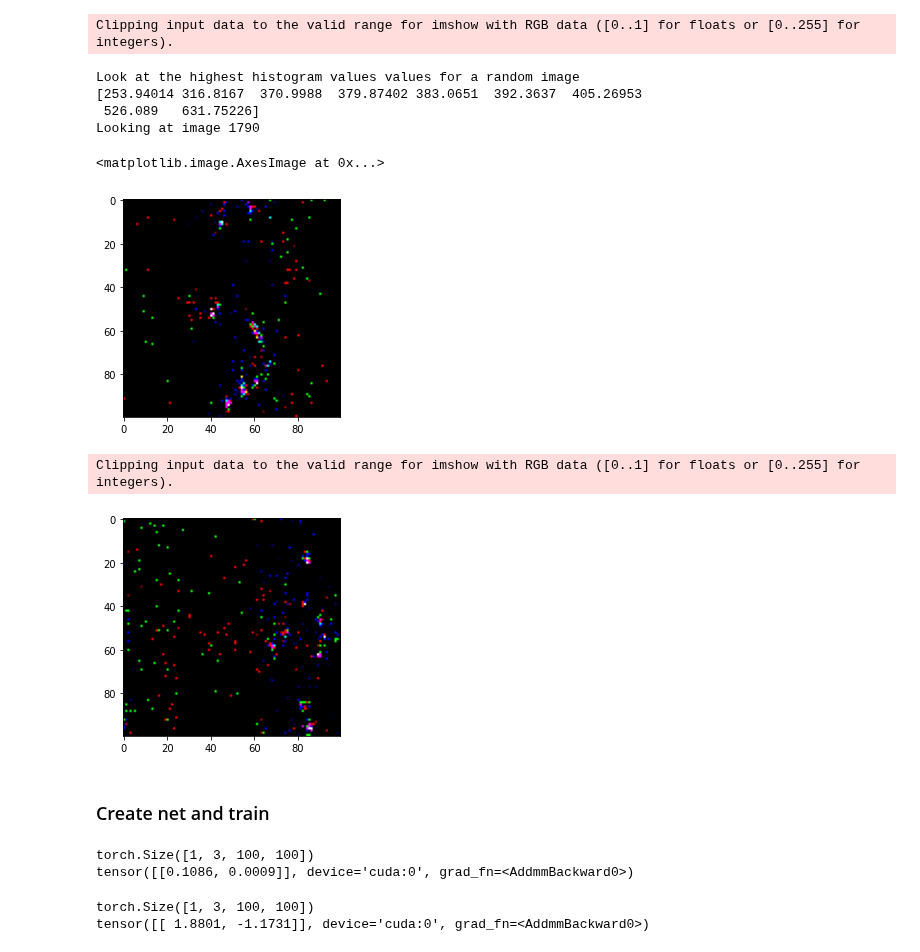
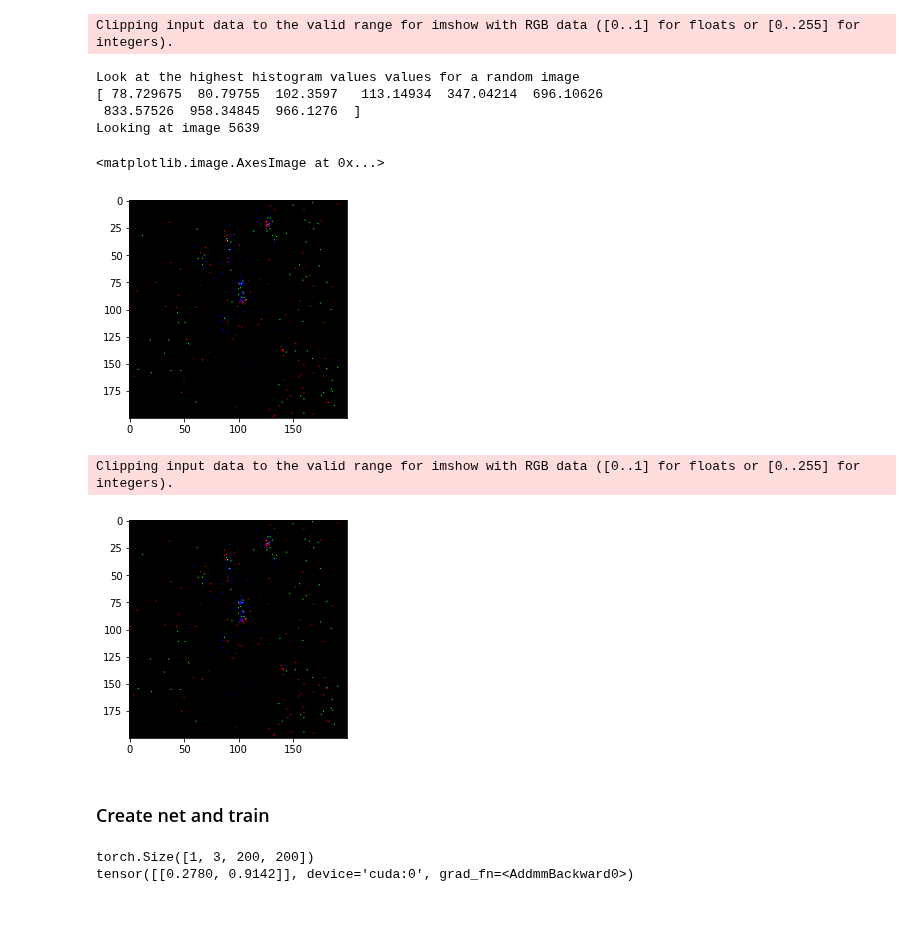
Before and after one commit to choisant/imcalML, a Jupyter notebook: notebooks/resnet.ipynb, the cells around one changed output. Drawn from its saved outputs; the diff is of its cells as text; code cells hidden in the pictures; blank space fills up the shorter version.

Commit message:
New dataset class

```diff
--- a/notebooks/resnet.ipynb
+++ b/notebooks/resnet.ipynb
@@ -41,11 +35,11 @@ from imcal import RandomRoll
 # %%
 #variables controlled by the user. Change these to fit your specific needs.
-TRAIN_N_EVENTS = 10 #Number of events to process for each class. If higher than the available number of events an exception will be raised.
-TEST_N_EVENTS = 10 #Number of events to process for each class. If higher than the available number of events an exception will be raised.
-RES = 100 #resolution
+TRAIN_N_EVENTS = 10000 #Number of events to process for each class. If higher than the available number of events an exception will be raised.
+TEST_N_EVENTS = 3000 #Number of events to process for each class. If higher than the available number of events an exception will be raised.
+RES = 200 #resolution
 
 #Data specification
-LABELS = ["BH_n5_M8TeV", "SPH_9"]
+LABELS = ["BH_n5_M8", "SPH_9"]
 TRAIN_FILENAMES = [f"BH_n5_M8_res{RES}_10000_events.h5", f"PP13-Sphaleron-THR9-FRZ15-NB0-NSUBPALL_res{RES}_10000_events.h5"]
 TEST_FILENAMES = [f"BH_n5_M8_res{RES}_3000_events.h5", f"PP13-Sphaleron-THR9-FRZ15-NB0-NSUBPALL_res{RES}_3000_events.h5"]
 CLASSES = len(LABELS) #The number of output nodes in the net, equal to the number of classes
@@ -67,7 +61,7 @@ else:
 #filters=["saturate"]
 filters=None
 transforms = torch.nn.Sequential(
-        #torchv.transforms.RandomVerticalFlip(),
+        torchv.transforms.RandomVerticalFlip(),
         #torchv.transforms.RandomHorizontalFlip(),
         RandomRoll(1)
     )
@@ -287,6 +72,5 @@ class HDF5LazyDataset(data.Dataset):
 # %%
 #load data in memory
-
 """
 trainpaths = [Path(TRAIN_DATAPATH/file) for file in TRAIN_FILENAMES]
 testpaths = [Path(TEST_DATAPATH/file) for file in TEST_FILENAMES]
@@ -294,9 +78,10 @@ train_data = load_datasets(trainpaths, device, TRAIN_N_EVENTS, filters, transfor
 test_data = load_datasets(testpaths, device, TEST_N_EVENTS, filters, transforms)"""
 
 #load data lazily to not run out of memory, no method to load only part of the data yet
-
-train_data = HDF5LazyDataset(TEST_DATAPATH, LABELS, device=device, recursive=False, load_data=False, filters=filters, transform=transforms)
-#test_data = HDF5LazyDataset(TEST_DATAPATH, LABELS, device=device, recursive=False, load_data=False, filters=filters)
+train_data = Hdf5Dataset(TRAIN_DATAPATH, ["PP13-Sphaleron-THR9-FRZ15-NB0-NSUBPALL", "BH_n5_M8"], device,
+                        shuffle=True, transform=transforms, event_limit=TRAIN_N_EVENTS)
+test_data = Hdf5Dataset(TEST_DATAPATH, ["PP13-Sphaleron-THR9-FRZ15-NB0-NSUBPALL", "BH_n5_M8"], device,
+                        shuffle=False, transform=None, event_limit=TEST_N_EVENTS)
 
 
 #print(torch.cuda.memory_summary(device=None, abbreviated=False))
@@ -359,25 +148,25 @@ plt.imshow(image)
 # %% [output]
 Clipping input data to the valid range for imshow with RGB data ([0..1] for floats or [0..255] for integers).
 Look at the highest histogram values values for a random image
-[253.94014 316.8167  370.9988  379.87402 383.0651  392.3637  405.26953
- 526.089   631.75226]
-Looking at image 1790
+[ 78.729675  80.79755  102.3597   113.14934  347.04214  696.10626
+ 833.57526  958.34845  966.1276  ]
+Looking at image 5639
 <matplotlib.image.AxesImage at 0x...>
-[figure, old version]
+[figure, new version]
 # %%
 #Check augmentation
 transforms = torch.nn.Sequential(
         #torchv.transforms.RandomVerticalFlip(),
         #torchv.transforms.RandomHorizontalFlip(),
-        RandomRoll(1),
+        #RandomRoll(1),
         RandomRoll(0)
 )
 if transforms!=None:
     rolled_image = transforms(image)
     plt.imshow(rolled_image)
 # %% [output]
 Clipping input data to the valid range for imshow with RGB data ([0..1] for floats or [0..255] for integers).
-[figure, old version]
+[figure, new version]
 # %% [markdown]
 ### Create net and train
 # %%
@@ -391,7 +180,7 @@ testimage, testlabel = train_data[0][0], train_data[0][1]
 print(testimage.view(-1, 3, RES, RES).shape)
 print(resnet(testimage.view(-1, 3, RES, RES).to(device)))
 # %% [output]
-torch.Size([1, 3, 100, 100])
-tensor([[0.1086, 0.0009]], device='cuda:0', grad_fn=<AddmmBackward0>)
+torch.Size([1, 3, 200, 200])
+tensor([[0.2780, 0.9142]], device='cuda:0', grad_fn=<AddmmBackward0>)
 # %%
 optimizer = optim.Adam(resnet.parameters(), lr=0.001)
@@ -399,9 +188,3 @@ training_results = train(resnet, train_data, test_data, 2**7, 10, RES, device, o
-# %%
-print(testimage.view(-1, 3, RES, RES).shape)
-print(resnet(testimage.view(-1, 3, RES, RES).to(device)))
-# %% [output]
-torch.Size([1, 3, 100, 100])
-tensor([[ 1.8801, -1.1731]], device='cuda:0', grad_fn=<AddmmBackward0>)
 # %%
 fig, axs = plt.subplots(nrows = 1, ncols = 2, figsize = (12, 5))
 training_results.plot("Iteration", ["Accuracy", "Validation accuracy"], ax=axs[0],
```
Also changed, not shown: parts of 15 cells of this notebook, 1 other file.
